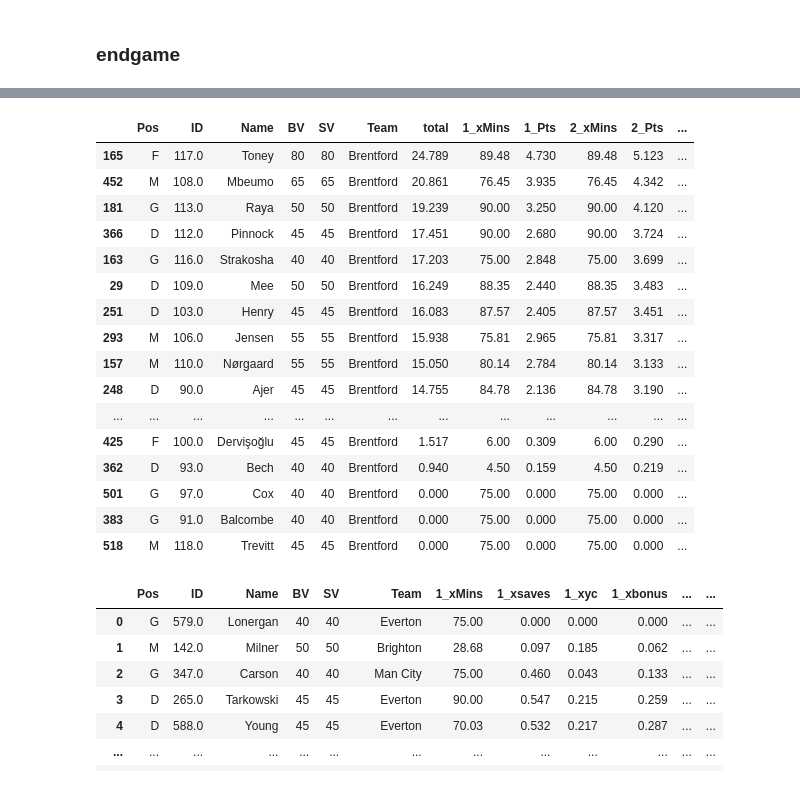
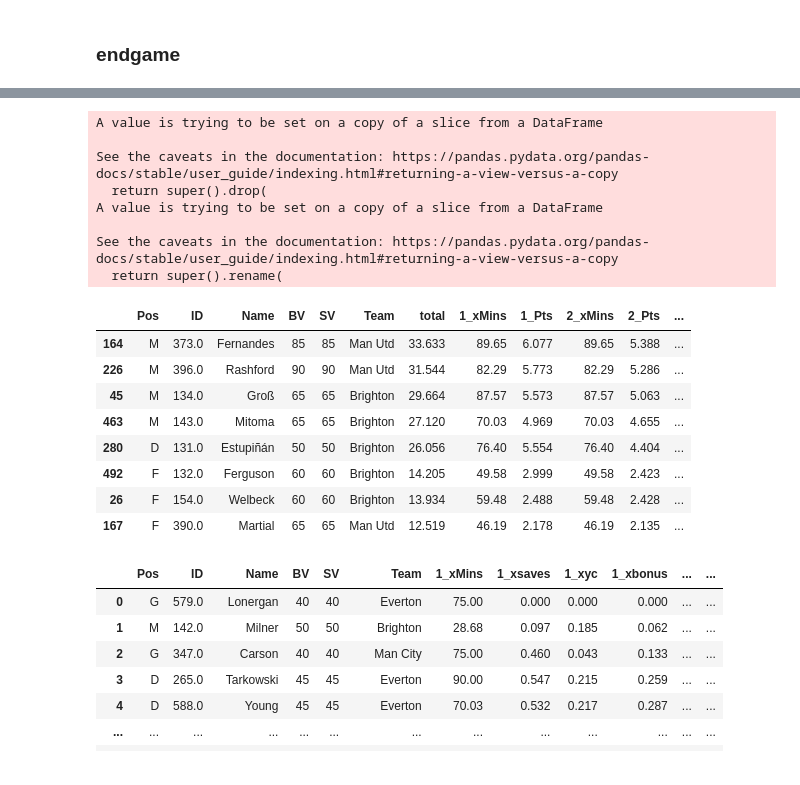
Before and after one commit to spiros26/FPL-Project, a Jupyter notebook: ev_creator/ALEX.ipynb, the cells around one changed output, grey strips where cells are left out. Saved outputs shown, nothing was run; the diff lists cells and outputs as text; code cells hidden in the pictures.

Commit message:
new spi models

```diff
--- a/ev_creator/ALEX.ipynb
+++ b/ev_creator/ALEX.ipynb
@@ -844,6 +668,12 @@ saves = pickle.load(open(filename, 'rb'))
 
 filename = './models/pens_xgb_model.sav'
 pens = pickle.load(open(filename, 'rb'))
+
+filename = './models/spi_model.sav'
+strengths = pickle.load(open(filename, 'rb'))
+
+filename = './models/proj_goals_model.sav'
+projected_goals = pickle.load(open(filename, 'rb'))
 # %%
 import pandas as pd
 import requests
@@ -993,46 +800,71 @@ matches[:30]
+# %%
+gws_left = 38 - next_gw + 1
+spis2023 = {
+    'Arsenal': [83.9]*gws_left,
+    'Aston Villa': [79.3]*gws_left,
+    'Brentford': [77.1]*gws_left,
+    'Brighton': [80.9]*gws_left,
+    'Bournemouth': [59.6]*gws_left,
+    'Chelsea': [75.8]*gws_left,
+    'Crystal Palace': [73.5]*gws_left,
+    'Everton': [63.6]*gws_left,
+    'Sheffield Utd': [52.4]*gws_left,
+    'Luton': [49.5]*gws_left,
+    'Liverpool': [83.9]*gws_left,
+    'Man City': [92.0]*gws_left,
+    'Man Utd': [79.1]*gws_left,
+    'Newcastle': [83.7]*gws_left,
+    'Fulham': [68.2]*gws_left,
+    'Burnley': [56.1]*gws_left,
+    'Spurs': [72.1]*gws_left,
+    'Nott\'m Forest': [56.1]*gws_left,
+    'West Ham': [71.1]*gws_left,
+    'Wolves': [59.1]*gws_left
+}
 # %%
 from modules.useful_functions2 import compute_analytical_ev
 import pandas as pd
 
 next_gw = 1
 gw_no_lim = 4
-horizon = 5
-review_horizon = 5
+horizon = 6
+review_horizon = 6
 season = '2023-24'
-data538_PATH = '../data/soccer-spi/spi_matches.csv'
+#data538_PATH = '../data/soccer-spi/spi_matches.csv'
 #review_df = pd.read_csv('../data/fplreview.csv')
-#review_df = review_df.loc[(review_df['ID']==373) |(review_df['ID']==396) |(review_df['ID']==390) ]
+review_df = review_df.loc[(review_df['ID']==373) |(review_df['ID']==396) |(review_df['ID']==390) | (review_df['ID']==134) |(review_df['ID']==154) |(review_df['ID']==132)|(review_df['ID']==143) |(review_df['ID']==131)]
 #review_df = review_df.loc[(review_df['Team']=='Newcastle')].reset_index()
 #master_path = '../data/FPL-ID-Map/Master.csv'
 master_path = 'Master.csv'
 #review_detailed = pd.read_csv('../data/review_detailed.csv')
 
-an_ev_df = compute_analytical_ev(next_gw, horizon, review_horizon, season, review_df, review_detailed, players_raw, ids, master_path, data538_PATH, fixtures, teams, team_stats_dict, npgoals, assists, team_goals, bonus, saves, pens, gw_no_lim, seasons)
+an_ev_df = compute_analytical_ev(next_gw, horizon, review_horizon, season, review_df, review_detailed, players_raw, ids, master_path, spis2023, fixtures, teams, team_stats_dict, npgoals, assists, team_goals, bonus, saves, strengths, projected_goals, pens, gw_no_lim, seasons)
+# %% [output]
+A value is trying to be set on a copy of a slice from a DataFrame
+
+See the caveats in the documentation: https://pandas.pydata.org/pandas-docs/stable/user_guide/indexing.html#returning-a-view-versus-a-copy
+  return super().drop(
+A value is trying to be set on a copy of a slice from a DataFrame
+
+See the caveats in the documentation: https://pandas.pydata.org/pandas-docs/stable/user_guide/indexing.html#returning-a-view-versus-a-copy
+  return super().rename(
 # %%
 from modules.useful_functions2 import filter_df
 
 ev_df = filter_df(an_ev_df, next_gw, horizon, '_Pts', 'total', an_ev_df.shape[0])
 df = an_ev_df[an_ev_df['Team']=='Brentford']
-#df = an_ev_df
+df = an_ev_df
 filter_df(df, next_gw, horizon, '_Pts', 'total', 30)
 # %% [output]
 |  | Pos | ID | Name | BV | SV | Team | total | 1_xMins | 1_Pts | 2_xMins | 2_Pts | ... |
-| 165 | F | 117.0 | Toney | 80 | 80 | Brentford | 24.789 | 89.48 | 4.730 | 89.48 | 5.123 | ... |
-| 452 | M | 108.0 | Mbeumo | 65 | 65 | Brentford | 20.861 | 76.45 | 3.935 | 76.45 | 4.342 | ... |
-| 181 | G | 113.0 | Raya | 50 | 50 | Brentford | 19.239 | 90.00 | 3.250 | 90.00 | 4.120 | ... |
-| 366 | D | 112.0 | Pinnock | 45 | 45 | Brentford | 17.451 | 90.00 | 2.680 | 90.00 | 3.724 | ... |
-| 163 | G | 116.0 | Strakosha | 40 | 40 | Brentford | 17.203 | 75.00 | 2.848 | 75.00 | 3.699 | ... |
-| 29 | D | 109.0 | Mee | 50 | 50 | Brentford | 16.249 | 88.35 | 2.440 | 88.35 | 3.483 | ... |
-| 251 | D | 103.0 | Henry | 45 | 45 | Brentford | 16.083 | 87.57 | 2.405 | 87.57 | 3.451 | ... |
-| 293 | M | 106.0 | Jensen | 55 | 55 | Brentford | 15.938 | 75.81 | 2.965 | 75.81 | 3.317 | ... |
-| 157 | M | 110.0 | Nørgaard | 55 | 55 | Brentford | 15.050 | 80.14 | 2.784 | 80.14 | 3.133 | ... |
-| 248 | D | 90.0 | Ajer | 45 | 45 | Brentford | 14.755 | 84.78 | 2.136 | 84.78 | 3.190 | ... |
-| ... | ... | ... | ... | ... | ... | ... | ... | ... | ... | ... | ... | ... |
-| 425 | F | 100.0 | Dervişoğlu | 45 | 45 | Brentford | 1.517 | 6.00 | 0.309 | 6.00 | 0.290 | ... |
-| 362 | D | 93.0 | Bech | 40 | 40 | Brentford | 0.940 | 4.50 | 0.159 | 4.50 | 0.219 | ... |
-| 501 | G | 97.0 | Cox | 40 | 40 | Brentford | 0.000 | 75.00 | 0.000 | 75.00 | 0.000 | ... |
-| 383 | G | 91.0 | Balcombe | 40 | 40 | Brentford | 0.000 | 75.00 | 0.000 | 75.00 | 0.000 | ... |
-| 518 | M | 118.0 | Trevitt | 45 | 45 | Brentford | 0.000 | 75.00 | 0.000 | 75.00 | 0.000 | ... |
+| 164 | M | 373.0 | Fernandes | 85 | 85 | Man Utd | 33.633 | 89.65 | 6.077 | 89.65 | 5.388 | ... |
+| 226 | M | 396.0 | Rashford | 90 | 90 | Man Utd | 31.544 | 82.29 | 5.773 | 82.29 | 5.286 | ... |
+| 45 | M | 134.0 | Groß | 65 | 65 | Brighton | 29.664 | 87.57 | 5.573 | 87.57 | 5.063 | ... |
+| 463 | M | 143.0 | Mitoma | 65 | 65 | Brighton | 27.120 | 70.03 | 4.969 | 70.03 | 4.655 | ... |
+| 280 | D | 131.0 | Estupiñán | 50 | 50 | Brighton | 26.056 | 76.40 | 5.554 | 76.40 | 4.404 | ... |
+| 492 | F | 132.0 | Ferguson | 60 | 60 | Brighton | 14.205 | 49.58 | 2.999 | 49.58 | 2.423 | ... |
+| 26 | F | 154.0 | Welbeck | 60 | 60 | Brighton | 13.934 | 59.48 | 2.488 | 59.48 | 2.428 | ... |
+| 167 | F | 390.0 | Martial | 65 | 65 | Man Utd | 12.519 | 46.19 | 2.178 | 46.19 | 2.135 | ... |
 # %%
 an_ev_df
 # %% [output]
```
Also changed, not shown: parts of 23 cells of this notebook, 11 other files.
